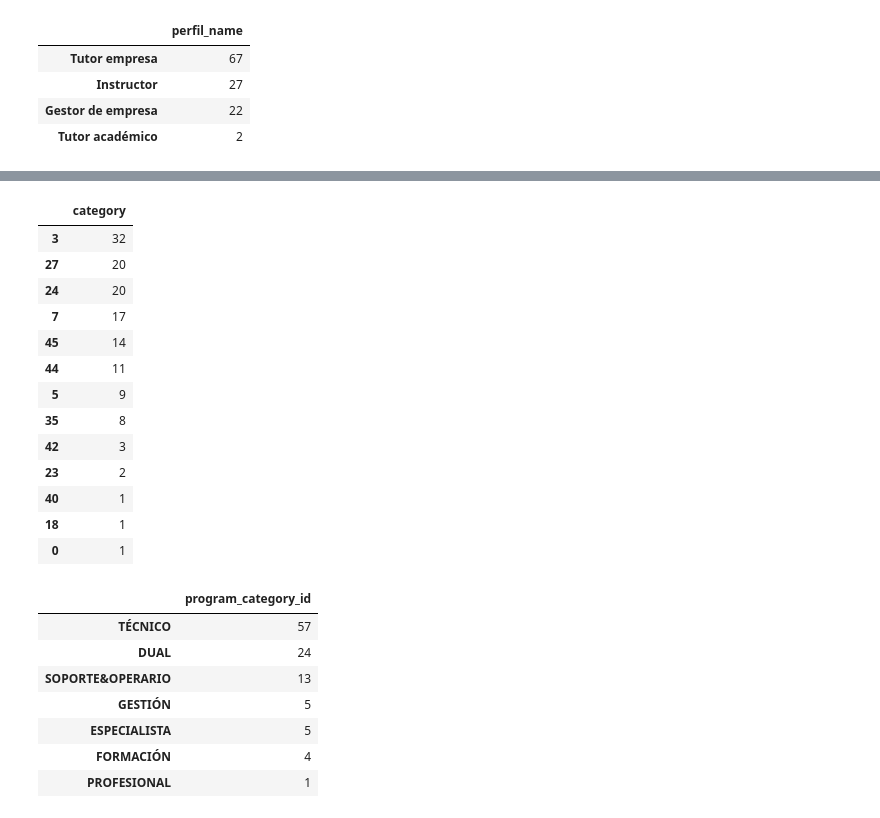
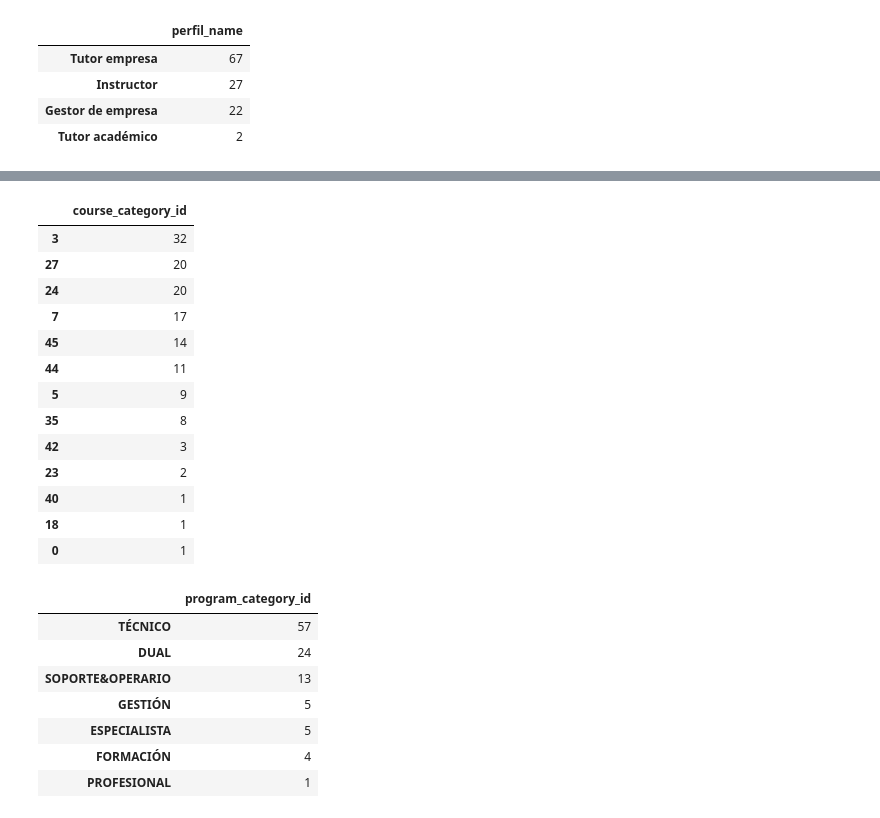
Before and after one commit to maialenaguiriano/R6_AzulClaro, a Jupyter notebook: scripts/Procesamiento.ipynb, the cells around one changed output, grey strips where cells are left out. Cells and saved outputs as stored; diff of their text form; code cells hidden in the pictures.

```diff
--- a/scripts/Procesamiento.ipynb
+++ b/scripts/Procesamiento.ipynb
@@ -216,8 +195,10 @@ dtypes: int64(3), object(2)
 memory usage: 5.6+ KB
 # %%
 fn.corregir_tipo(df= cursos, columnas= ['category', 'course_id'], tipo= 'category') #las pasamos a tipo category
+fn.corregir_tipo(df= cursos, columnas= ['course_name', 'course_shortname'], tipo= 'string') #a string
 fn.eliminar_unnamed(cursos) #eliminamos columnas unnamed
-cursos.info() #correcto
+cursos.rename(columns={'category':'course_category_id'}, inplace = True) #le ponemos un nombre mas apropiado
+cursos.info()
 # %% [output]
 <class 'pandas.core.frame.DataFrame'>
 RangeIndex: 139 entries, 0 to 138
@@ -590,12 +600,12 @@ conocimientos['categoria_conocimiento_name'].value_counts().to_frame()
 # %%
 #Cursos
 cursos.shape #dimensiones (139, 5)
 cursos.columns
 cursos.describe(include=['object', 'category'])
 cursos['hours'].describe()
-cursos['category'].value_counts().to_frame()
+cursos['course_category_id'].value_counts().to_frame()
 # %% [output]
-|  | category |
+|  | course_category_id |
 | 3 | 32 |
 | 27 | 20 |
 | 24 | 20 |
```
Also changed, not shown: parts of 91 cells of this notebook, 27 other files.
